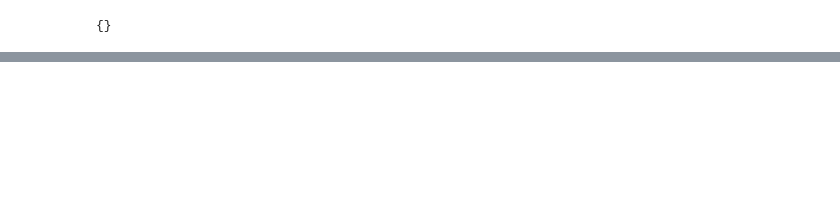
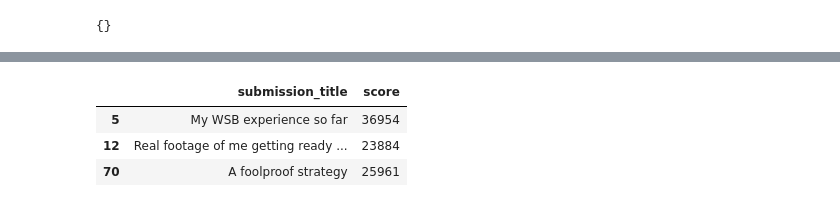
Before and after one commit to nikitaizmailov/reddit_wsb_visualiser, a Jupyter notebook: final_main.ipynb, the cells around one changed output, grey strips where cells are left out. Cells and saved outputs as stored; diff of their text form; code cells hidden in the pictures; blank space fills up the shorter version.

```diff
--- a/final_main.ipynb
+++ b/final_main.ipynb
@@ -435,0 +493,10 @@ for comment in all_comments:
+# %%
+# Creating a new table inside existing database reddit to store TOP/HOT submissions titles
+df_hot_subm = df.copy(deep=True)
+df_hot_subm['author'] = df_hot_subm['author'].astype(str)
+df_hot_subm[['submission_title', 'score']].loc[df_hot_subm['score'] > 10000]
+# %% [output]
+|  | submission_title | score |
+| 5 | My WSB experience so far | 36954 |
+| 12 | Real footage of me getting ready ... | 23884 |
+| 70 | A foolproof strategy | 25961 |
```
Also changed, not shown: parts of 73 cells of this notebook, 1 other file.
